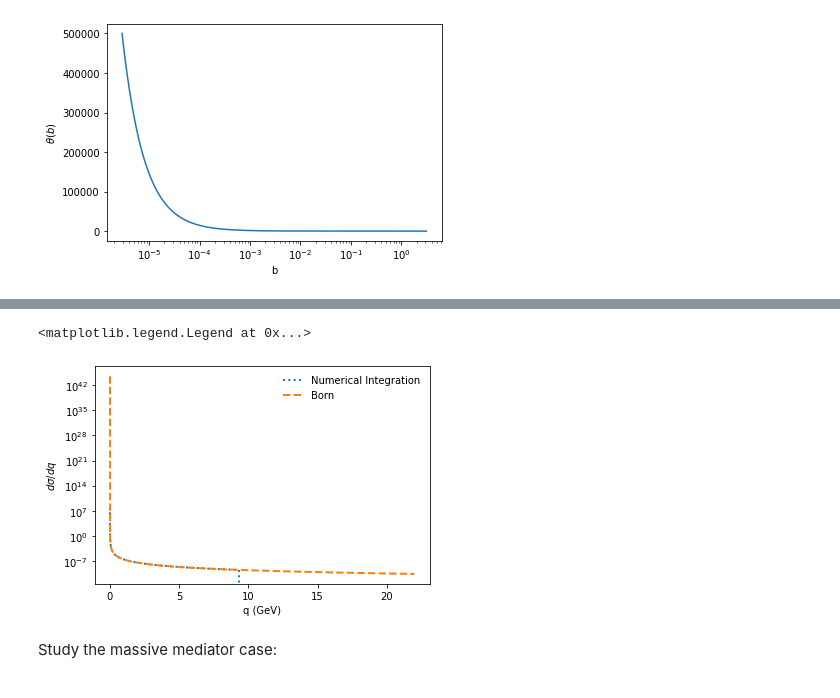
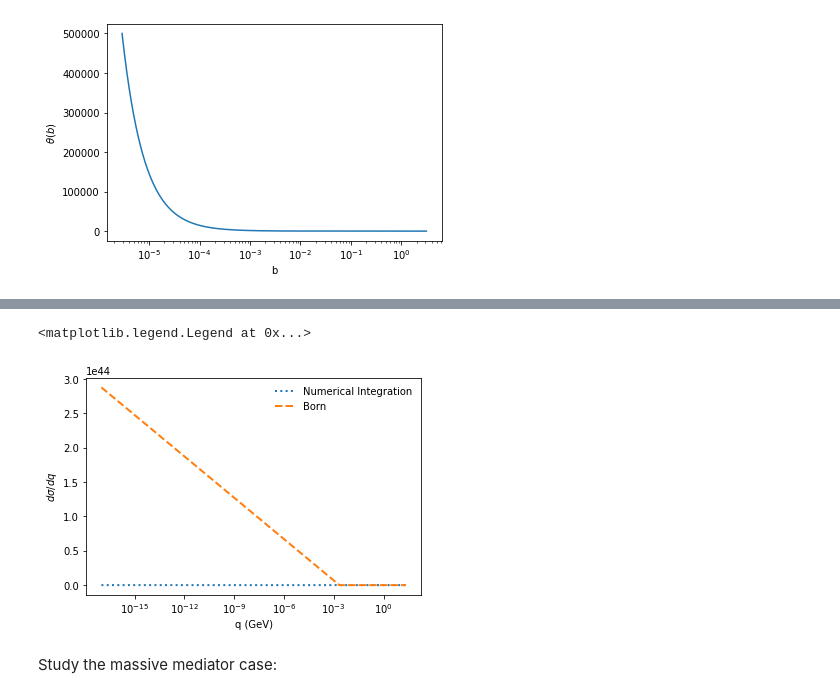
Before and after one commit to yuhants/impulse, a Jupyter notebook: yuhan/new_scattering_calc.ipynb, the cells around one changed output, grey strips where cells are left out. Saved outputs shown, nothing was run; the diff lists cells and outputs as text; code cells hidden in the pictures.

```diff
--- a/yuhan/new_scattering_calc.ipynb
+++ b/yuhan/new_scattering_calc.ipynb
@@ -222,5 +228,5 @@ plt.xscale('log')
 # %%
-def dsig_dq(p, pmax, b, theta):
+def dsig_dq(p, pmax, b, theta, q_thr=0):
     bcidx = np.argmax(theta)
     bcrit = b[bcidx]
 
@@ -232,7 +238,9 @@ def dsig_dq(p, pmax, b, theta):
     q2 = p * np.sqrt( 2*(1-np.cos(t2)) )
     q = p * np.sqrt( 2*(1-np.cos(theta)) )
 
-    q_lin = np.linspace(1e-8, 2*pmax*1.1, 10000)
+    q_interp = np.linspace(1e-8, 2*pmax*1.1, 10000)
+#     q_interp = np.logspace(-6, np.log10(2*pmax*1.1), 10000)
+
     if(len(b1) > 1 ):
         q1_sorted, q1_idx = np.unique(q1, return_index=True)
         b1_cubic = CubicSpline(q1[q1_idx], b1[q1_idx])(q1[q1_idx])
@@ -243,15 +251,20 @@ def dsig_dq(p, pmax, b, theta):
     db2 = np.abs(np.gradient(b2_cubic, q2[q2_idx]))
 
     if (len(b1) > 1 ):
-        dsigdq1 = np.interp(q_lin, q1[q1_idx], 2 * np.pi * b1[q1_idx] * db1, right=0)
+        dsigdq1 = np.interp(q_interp, q1[q1_idx], 2 * np.pi * b1[q1_idx] * db1, right=0)
+#         dsigdq1 = log_interp(q_interp, q1[q1_idx], 2 * np.pi * b1[q1_idx] * db1)
+
     else:
-        dsigdq1 = np.zeros_like(q_lin)
-    dsigdq2 = np.interp(q_lin, q2[q2_idx], 2 * np.pi * b2[q2_idx] * db2, right=0)
+        dsigdq1 = np.zeros_like(q_interp)
+
+    dsigdq2 = np.interp(q_interp, q2[q2_idx], 2 * np.pi * b2[q2_idx] * db2, right=0)
+#     dsigdq2 = log_interp(q_interp, q2[q2_idx], 2 * np.pi * b2[q2_idx] * db2)
+
 
     dsigdq_tot = dsigdq1 + dsigdq2
-    dsigdq_tot[q_lin < q_thr] = 0  # Cut off at the momentum threshold
+    dsigdq_tot[q_interp < q_thr] = 0  # Cut off at the momentum threshold
 
-    return q_lin, dsigdq_tot
+    return q_interp, dsigdq_tot
 # %%
 def dsig_domega_born(mx, mphi, alpha, q, point_charge=False):
     point_charge_sol = (4 * (mx**2) * (alpha**2) ) / ( (mphi**2 + q**2)**2 )
@@ -285,4 +297,4 @@ plt.xscale('log')
 # %% [output]
 [figure]
 # %%
-q, dsigdq_0_pc = dsig_dq(p, pmax, b, theta)
+q, dsigdq_0_pc = dsig_dq(p, pmax, b, theta, q_thr=1e-5)
@@ -298,15 +312,15 @@ dsdq_born_0_pc = dsdo_born_0_pc * 2 * np.pi * q / (p**2)
 # %%
 plt.plot(q/1e9, dsigdq_0_pc, ':', linewidth=2, label='Numerical Integration')
 plt.plot(q/1e9, dsdq_born_0_pc, '--', linewidth=2, label='Born')
 
-# plt.xscale('log')
-plt.yscale('log')
+plt.xscale('log')
+# plt.yscale('log')
 plt.xlabel('q (GeV)')
 plt.ylabel('$d \sigma /d q$')
 plt.legend(frameon=False)
 # %% [output]
 <matplotlib.legend.Legend at 0x...>
-[figure, old version]
+[figure, new version]
 # %% [markdown]
 Study the massive mediator case:
 # %%
```
Also changed, not shown: parts of 15 cells of this notebook, 1 other file.
